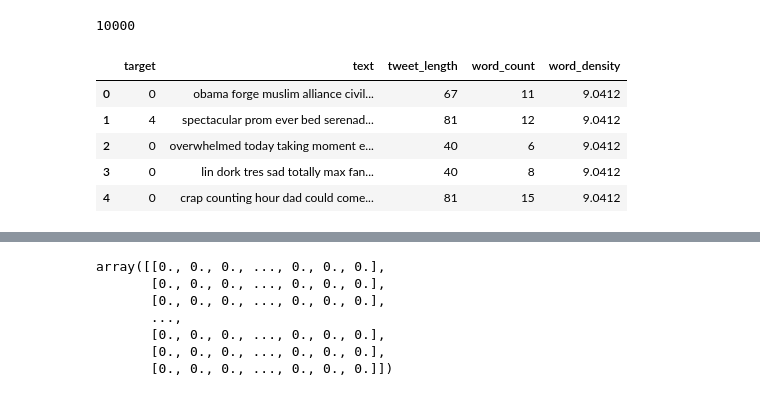
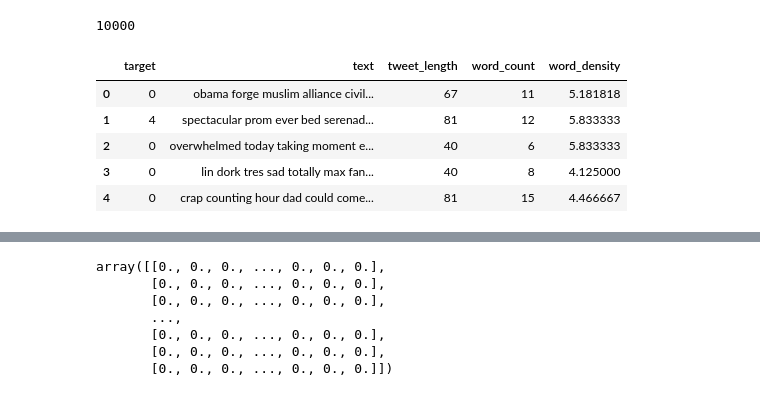
Before and after one commit to mangsmato/text_analysis, a Jupyter notebook: MM_Project_AfterWork_Data_Science_Getting_Started_with_Text_Analysis.ipynb, the cells around one changed output, grey strips where cells are left out. Cells and saved outputs as stored; diff of their text form; code cells hidden in the pictures.

```diff
--- a/MM_Project_AfterWork_Data_Science_Getting_Started_with_Text_Analysis.ipynb
+++ b/MM_Project_AfterWork_Data_Science_Getting_Started_with_Text_Analysis.ipynb
@@ -316,23 +324,28 @@ df.head()
 len(df['text'])
 # %% [output]
 10000
+# %%
+def avg_word(sentence):
+  words = sentence.split()
+  try:
+    z = (sum(len(word) for word in words)/len(words))
+  except ZeroDivisionError:
+    z = 0
+  return z
 # %%
 # Feature Construction: Word density (Average no. of words / tweet)
 # ---
 # YOUR CODE GOES BELOW
 #
-total_word_count = df.word_count.sum()
-total_tweets = df.text.count()
-word_density = total_word_count/total_tweets
-df['word_density'] = word_density
+df['word_density'] = df.text.apply(lambda x: avg_word(x))
 df.head()
 # %% [output]
 |  | target | text | tweet_length | word_count | word_density |
-| 0 | 0 | obama forge muslim alliance civil... | 67 | 11 | 9.0412 |
-| 1 | 4 | spectacular prom ever bed serenad... | 81 | 12 | 9.0412 |
-| 2 | 0 | overwhelmed today taking moment e... | 40 | 6 | 9.0412 |
-| 3 | 0 | lin dork tres sad totally max fan... | 40 | 8 | 9.0412 |
-| 4 | 0 | crap counting hour dad could come... | 81 | 15 | 9.0412 |
+| 0 | 0 | obama forge muslim alliance civil... | 67 | 11 | 5.181818 |
+| 1 | 4 | spectacular prom ever bed serenad... | 81 | 12 | 5.833333 |
+| 2 | 0 | overwhelmed today taking moment e... | 40 | 6 | 5.833333 |
+| 3 | 0 | lin dork tres sad totally max fan... | 40 | 8 | 4.125000 |
+| 4 | 0 | crap counting hour dad could come... | 81 | 15 | 4.466667 |
 # %%
 # Feature Construction: Noun count
 # ---
```
Also changed, not shown: parts of 18 cells of this notebook.
